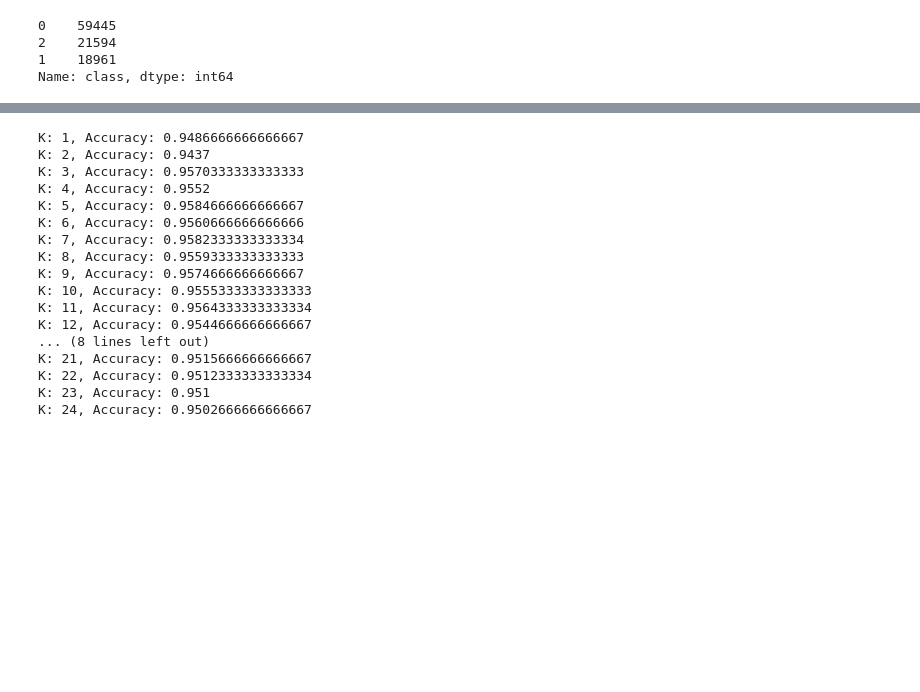
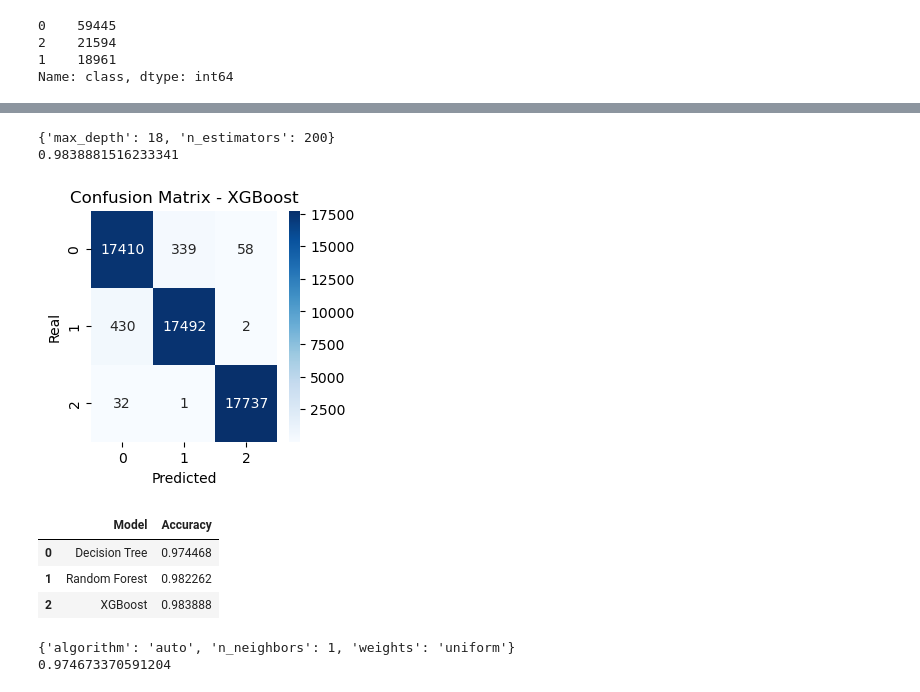
Before and after one commit to phys1cstothemax/Capstone2, a Jupyter notebook: Capstone 2 Modelling.ipynb, the cells around one changed output, grey strips where cells are left out. Cells and saved outputs as stored; diff of their text form; code cells hidden in the pictures; blank space fills up the shorter version.

```diff
--- a/Capstone 2 Modelling.ipynb
+++ b/Capstone 2 Modelling.ipynb
@@ -246,30 +280,50 @@ results
-# %%
-#KNN CLassifier
-for i in range(1,25):
-    knn = KNeighborsClassifier(n_neighbors=i)
-    knn.fit(X_train, y_train)
-
-    y_pred_knn = knn.predict(X_test)
-
-    accuracy_knn = accuracy_score(y_test, y_pred_knn)
-
-    print(f'K: {i}, Accuracy: {accuracy_knn}')
-# %% [output]
-K: 1, Accuracy: 0.9486666666666667
-K: 2, Accuracy: 0.9437
-K: 3, Accuracy: 0.9570333333333333
-K: 4, Accuracy: 0.9552
-K: 5, Accuracy: 0.9584666666666667
-K: 6, Accuracy: 0.9560666666666666
-K: 7, Accuracy: 0.9582333333333334
-K: 8, Accuracy: 0.9559333333333333
-K: 9, Accuracy: 0.9574666666666667
-K: 10, Accuracy: 0.9555333333333333
-K: 11, Accuracy: 0.9564333333333334
-K: 12, Accuracy: 0.9544666666666667
-... (8 lines left out)
-K: 21, Accuracy: 0.9515666666666667
-K: 22, Accuracy: 0.9512333333333334
-K: 23, Accuracy: 0.951
-K: 24, Accuracy: 0.9502666666666667
+# %%
+#Hyperparameter optimization for XGB
+param_grid = {"max_depth": [6, 10, 14, 18], "n_estimators": [50, 100, 200]}
+cv_xgb = GridSearchCV(xgb, param_grid)
+cv_xgb.fit(X_train, y_train)
+print(cv_xgb.best_params_)
+cv_xgb_predictions = cv_xgb.predict(X_test)
+print(accuracy_score(y_test, cv_xgb_predictions))
+# %% [output]
+{'max_depth': 18, 'n_estimators': 200}
+0.9838881516233341
+# %%
+#Executing XBG with the optimized hyperparameters from above
+xgb = XGBClassifier(max_depth = 18, n_estimators = 200 )
+xgb.fit(X_train,y_train)
+y_pred_xgb = xgb.predict(X_test)
+accuracy_xgb = accuracy_score(y_test, y_pred_xgb)
+con_matrix_xgb = confusion_matrix(y_test, y_pred_xgb)
+
+plt.figure(figsize=(3, 3))
+sns.heatmap(con_matrix_xgb, annot=True, fmt='d', cmap="Blues")
+plt.xlabel('Predicted')
+plt.ylabel('Real')
+plt.title('Confusion Matrix - XGBoost')
+plt.show()
+
+results = results.append({'Model':'XGBoost', 'Accuracy':accuracy_xgb}, ignore_index = True)
+results
+# %% [output]
+[figure, added]
+|  | Model | Accuracy |
+| 0 | Decision Tree | 0.974468 |
+| 1 | Random Forest | 0.982262 |
+| 2 | XGBoost | 0.983888 |
+# %%
+#KNN Classifier
+knn = KNeighborsClassifier()
+knn.fit(X_train, y_train)
+
+#Hyperparameter optimization for KNN
+param_grid = {"n_neighbors": [1,2,4], "weights": ["uniform", "distance"], "algorithm":["auto", "ball_tree", "kd_tree", "brute"]}
+cv_knn = GridSearchCV(knn, param_grid)
+cv_knn.fit(X_train, y_train)
+print(cv_knn.best_params_)
+cv_knn_predictions = cv_knn.predict(X_test)
+print(accuracy_score(y_test, cv_knn_predictions))
+# %% [output]
+{'algorithm': 'auto', 'n_neighbors': 1, 'weights': 'uniform'}
+0.974673370591204
 # %%
```
Also changed, not shown: parts of 11 cells of this notebook.
